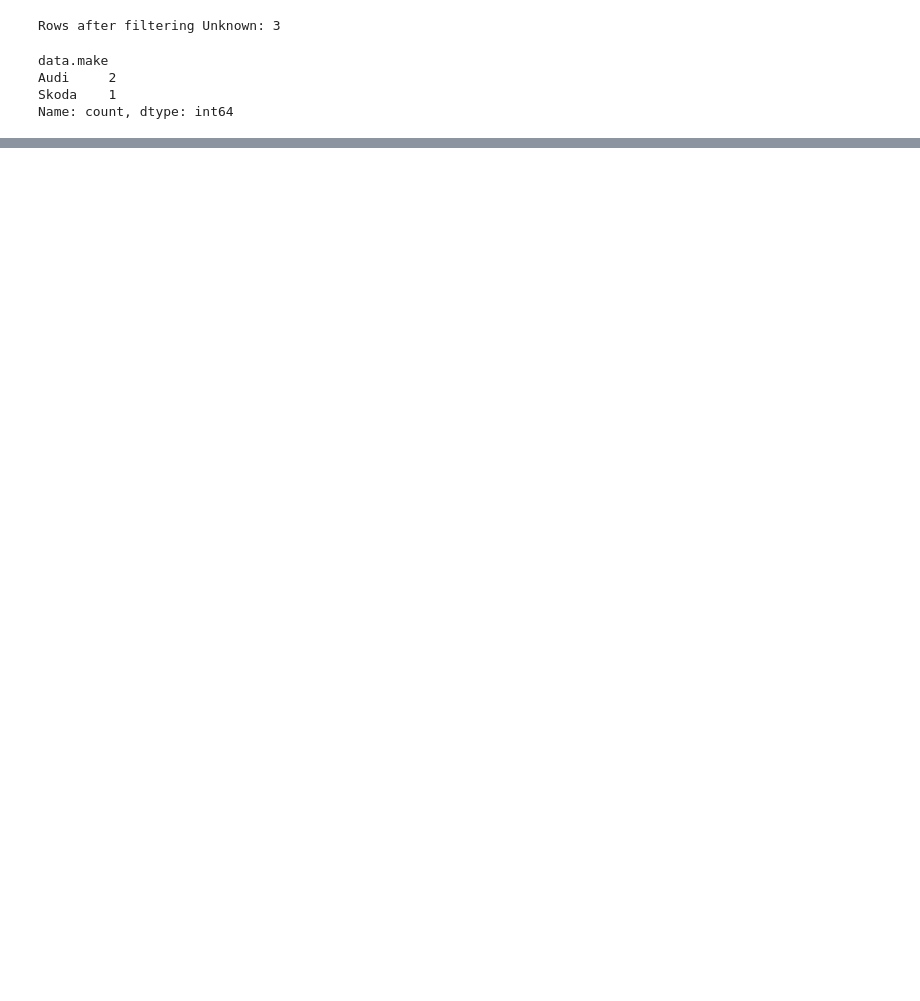
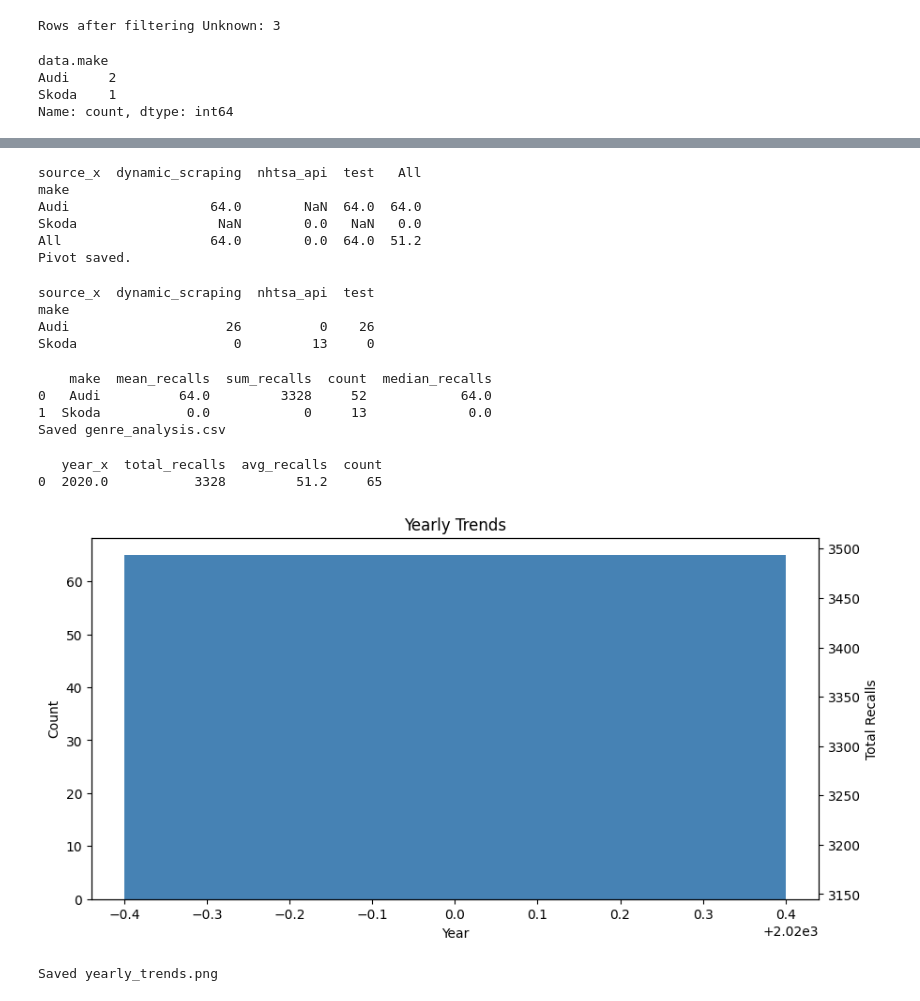
Before and after one commit to karisikajla/Automotive-Industry-Tracker, a Jupyter notebook: notebooks/lab10_data_analysis.ipynb, the cells around one changed output, grey strips where cells are left out. Drawn from its saved outputs; the diff is of its cells as text; code cells hidden in the pictures; blank space fills up the shorter version.

Commit message:
Lab 10: Data analysis and aggregation

```diff
--- a/notebooks/lab10_data_analysis.ipynb
+++ b/notebooks/lab10_data_analysis.ipynb
@@ -85,0 +98,62 @@ long_df.head()
+# %%
+pivot = build_pivot_table(
+    df_combined,
+    index="make",
+    columns="source_x",
+    values="recall_count",
+    aggfunc="mean",
+    margins=True
+)
+print(pivot)
+pivot.to_csv("../data/processed/analytics/pivot_make_source.csv")
+print("Pivot saved.")
+# %% [output]
+source_x  dynamic_scraping  nhtsa_api  test   All
+make
+Audi                  64.0        NaN  64.0  64.0
+Skoda                  NaN        0.0   NaN   0.0
+All                   64.0        0.0  64.0  51.2
+Pivot saved.
+# %%
+ct = build_crosstab(df_combined, "make", "source_x")
+print(ct)
+# %% [output]
+source_x  dynamic_scraping  nhtsa_api  test
+make
+Audi                    26          0    26
+Skoda                    0         13     0
+# %%
+from src.analytics.aggregator import genre_summary, yearly_trends, top_n_per_group
+
+summary = genre_summary(df_combined, group_col="make", value_col="recall_count")
+print(summary)
+summary.to_csv("../data/processed/analytics/genre_analysis.csv", index=False)
+print("Saved genre_analysis.csv")
+# %% [output]
+    make  mean_recalls  sum_recalls  count  median_recalls
+0   Audi          64.0         3328     52            64.0
+1  Skoda           0.0            0     13             0.0
+Saved genre_analysis.csv
+# %%
+trends = yearly_trends(df_combined, year_col="year_x", value_col="recall_count")
+print(trends)
+trends.to_csv("../data/processed/analytics/yearly_trends.csv", index=False)
+
+import matplotlib.pyplot as plt
+
+fig, ax1 = plt.subplots(figsize=(10, 5))
+ax1.bar(trends["year_x"], trends["count"], color="steelblue", label="Count")
+ax1.set_xlabel("Year")
+ax1.set_ylabel("Count")
+ax2 = ax1.twinx()
+ax2.plot(trends["year_x"], trends["total_recalls"], color="red", label="Total Recalls")
+ax2.set_ylabel("Total Recalls")
+plt.title("Yearly Trends")
+plt.savefig("../data/processed/analytics/yearly_trends.png")
+plt.show()
+print("Saved yearly_trends.png")
+# %% [output]
+   year_x  total_recalls  avg_recalls  count
+0  2020.0           3328         51.2     65
+[figure, added]
+Saved yearly_trends.png
```
Also changed, not shown: parts of 16 cells of this notebook.
